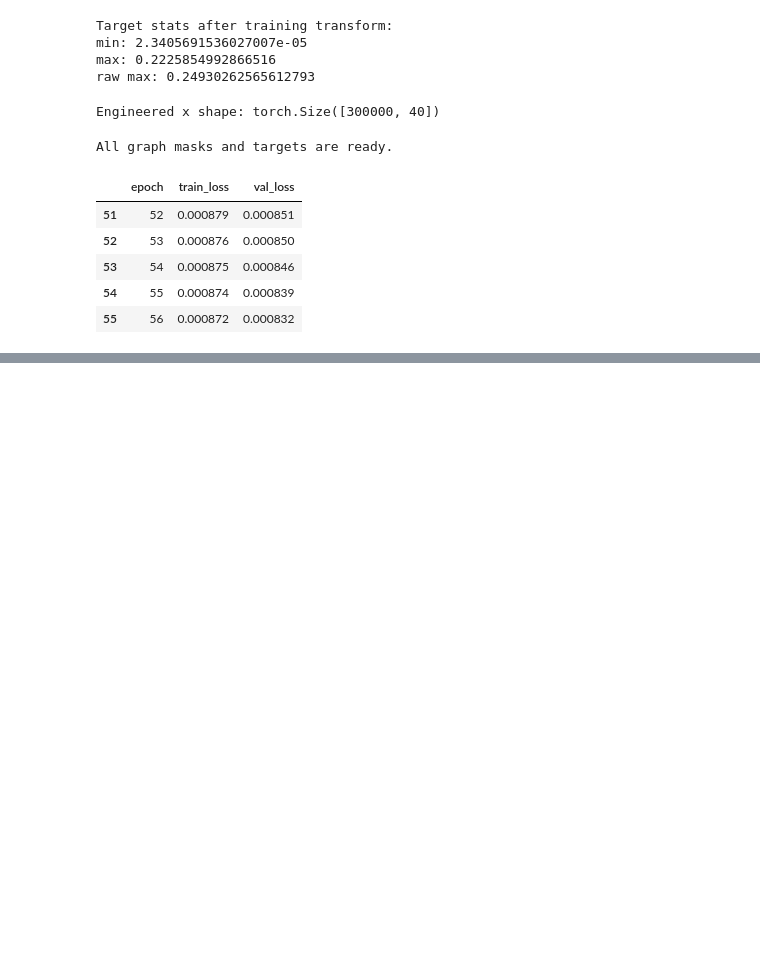
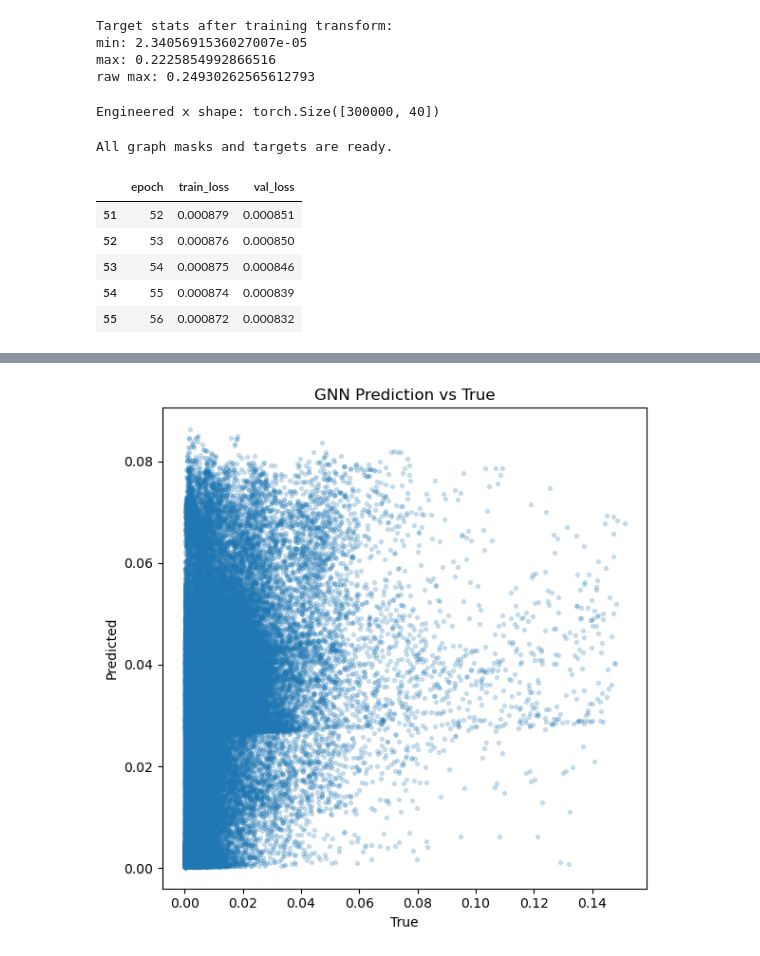
Before and after one commit to dilrabonu/wildfire-uncertainty-gnn, a Jupyter notebook: notebooks/04_gnn_experiments.ipynb, the cells around one changed output, grey strips where cells are left out. Cells and saved outputs as stored; diff of their text form; code cells hidden in the pictures; blank space fills up the shorter version.

```diff
--- a/notebooks/04_gnn_experiments.ipynb
+++ b/notebooks/04_gnn_experiments.ipynb
@@ -106,0 +135,3 @@ train_outputs.history.tail()
+# %%
+pred_df = pd.read_csv("reports/tables/gnn_spatial_test_predictions.csv")
+pred_df.head()
@@ -106,0 +145,11 @@ train_outputs.history.tail()
+# %%
+plt.figure(figsize=(6, 6))
+plt.scatter(pred_df["y_true"], pred_df["y_pred"], alpha=0.2, s=8)
+plt.xlabel("True")
+plt.ylabel("Predicted")
+plt.title("GNN Prediction vs True")
+plt.tight_layout()
+plt.savefig("reports/figures/gnn_pred_vs_true.png", dpi=200)
+plt.show()
+# %% [output]
+[figure, added]
```
Also changed, not shown: parts of 4 cells of this notebook, 5 other files.
